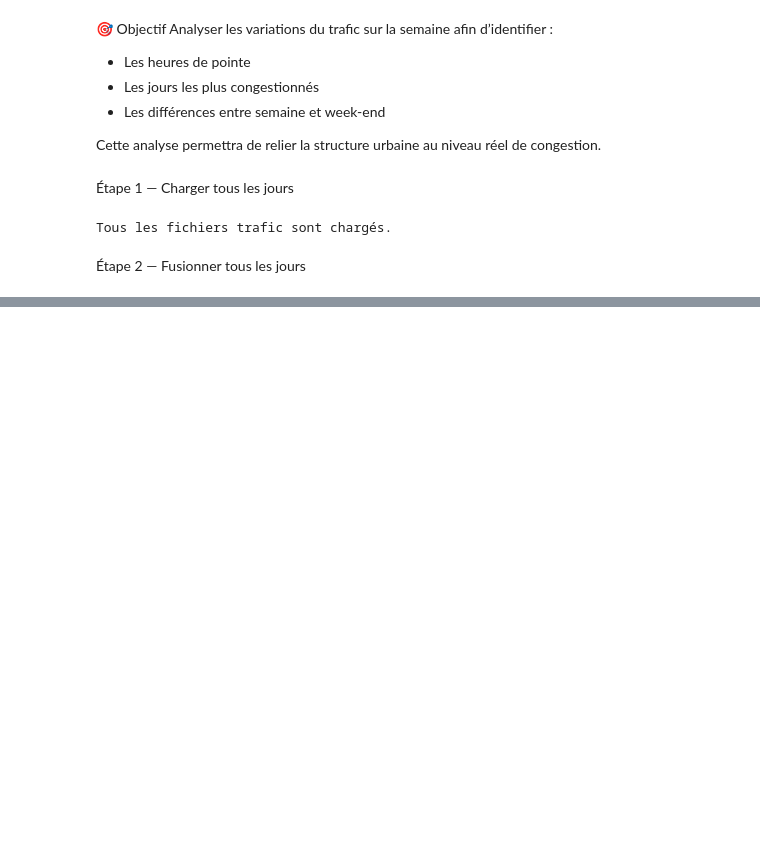
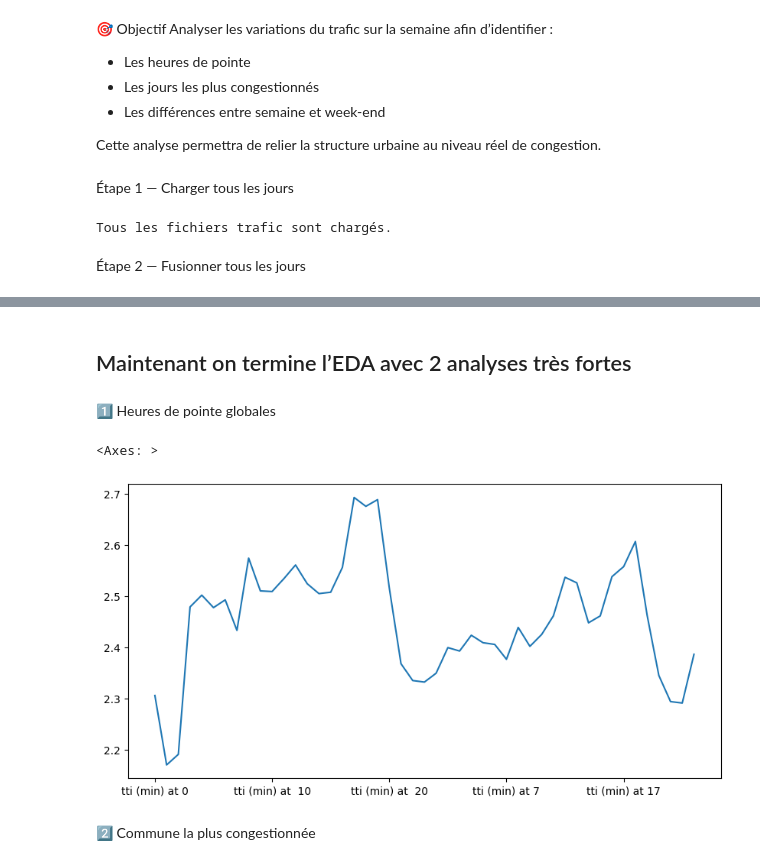
Before and after one commit to OTHMANEAY/file_rouge, a Jupyter notebook: notebooks/01_EDA.ipynb, the cells around one changed output, grey strips where cells are left out. Saved outputs shown, nothing was run; the diff lists cells and outputs as text; code cells hidden in the pictures; blank space fills up the shorter version.

```diff
--- a/notebooks/01_EDA.ipynb
+++ b/notebooks/01_EDA.ipynb
@@ -616,0 +637,8 @@ df.columns = (
+# %%
+## ✅ Solution
+for col in tti_columns:
+    df_traffic[col] = pd.to_numeric(df_traffic[col], errors="coerce")
+# %%
+df_traffic["tti_mean"] = df_traffic[tti_columns].mean(axis=1)
+
+df_traffic.groupby("day")["tti_mean"].mean().sort_values(ascending=False)
@@ -616,0 +717,14 @@ df.columns = (
+# %%
+for col in tti_columns:
+    df_traffic[col] = (
+        df_traffic[col]
+        .astype(str)
+        .str.replace(",", ".")  # si virgules
+        .str.strip()
+    )
+
+    df_traffic[col] = pd.to_numeric(df_traffic[col], errors="coerce")
+# %%
+df_traffic["tti_mean"] = df_traffic[tti_columns].mean(axis=1)
+
+df_traffic.groupby("day")["tti_mean"].mean().sort_values(ascending=False)
@@ -616,0 +760,13 @@ df.columns = (
+# %% [markdown]
+ ## Maintenant on termine l’EDA avec 2 analyses très fortes
+# %% [markdown]
+1️⃣ Heures de pointe globales
+# %%
+hourly_mean = df_traffic[tti_columns].mean()
+
+hourly_mean.plot(figsize=(10,5))
+# %% [output]
+<Axes: >
+[figure, added]
+# %% [markdown]
+2️⃣ Commune la plus congestionnée
```
Also changed, not shown: parts of 22 cells of this notebook, 2 other files.
